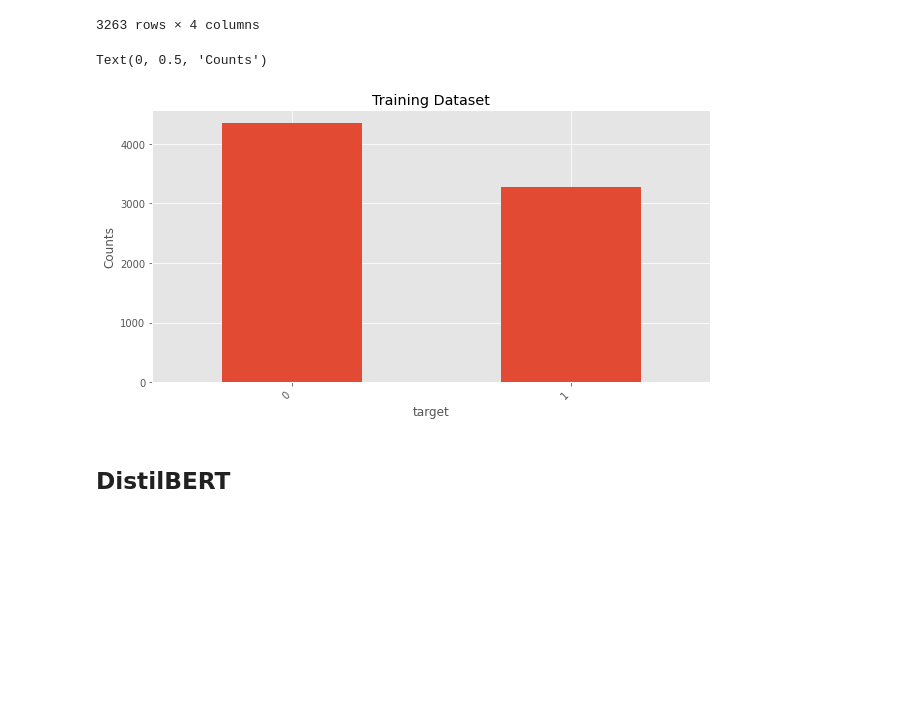
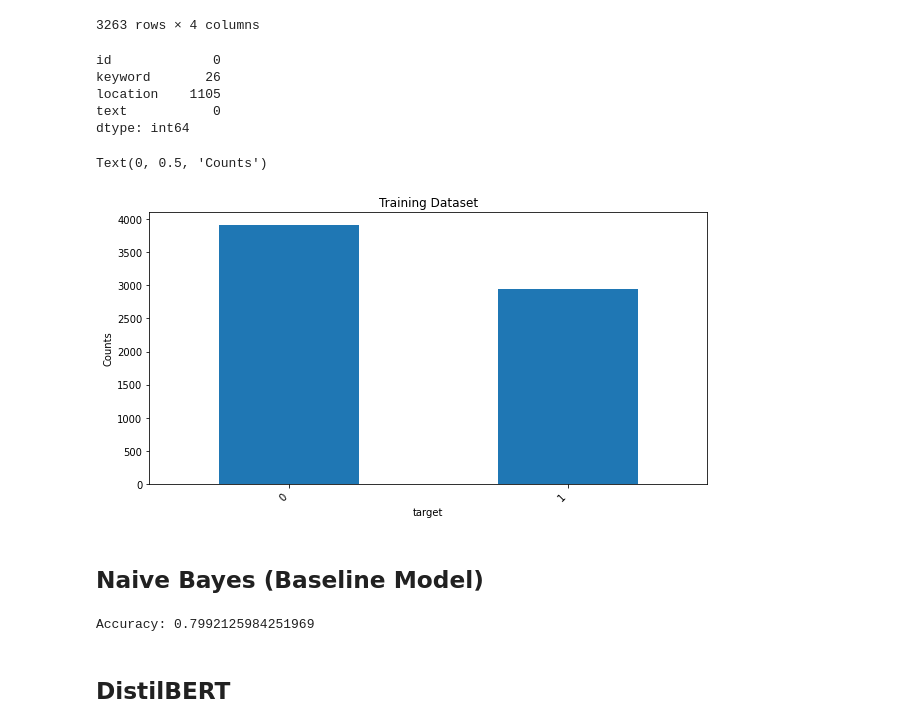
Before and after one commit to Wayne310400/Kaggle, a Jupyter notebook: Natural Language Processing with Disaster Tweets/Public.ipynb, the cells around one changed output. Saved outputs shown, nothing was run; the diff lists cells and outputs as text; code cells hidden in the pictures; blank space fills up the shorter version.

Commit message:
Add Naive Bayes

```diff
--- a/Natural Language Processing with Disaster Tweets/Public.ipynb
+++ b/Natural Language Processing with Disaster Tweets/Public.ipynb
@@ -53,2 +38,0 @@ if gpus:
-# %%
-plt.style.use('ggplot')
@@ -127,17 +123,23 @@ pd.DataFrame(df['test'])
 | 3262 | 10875 | None | None | #CityofCalgary has activated its ... |
 3263 rows × 4 columns
 # %%
-df['test'].isna().sum() # Count the missing value
+pd.DataFrame(df['test']).isna().sum() # Count the missing value
+# %% [output]
+id             0
+keyword       26
+location    1105
+text           0
+dtype: int64
 # %%
-reorder = [0, 1]
-
 fig, axes = plt.subplots(figsize = (10, 5))
 
-df['train'].value_counts('target').reindex(index = reorder).plot(kind = 'bar', ax = axes)
+pd.DataFrame(df['train']).value_counts('target').reindex(index = [0, 1]).plot(kind = 'bar', ax = axes)
 plt.sca(axes) # Set Axes
 plt.xticks(rotation = 45, horizontalalignment = 'right')
 plt.title('Training Dataset')
 plt.ylabel('Counts')
 # %% [output]
 Text(0, 0.5, 'Counts')
-[figure, old version]
+[figure, new version]
+# %% [markdown]
+## Naive Bayes (Baseline Model)
@@ -144,3 +151,7 @@ Text(0, 0.5, 'Counts')
+# %%
+print("Accuracy:", accuracy_score(df['valid']['target'], y_hat))
+# %% [output]
+Accuracy: 0.7992125984251969
 # %% [markdown]
 ## DistilBERT
 # %% [markdown]
```
Also changed, not shown: parts of 13 cells of this notebook.
